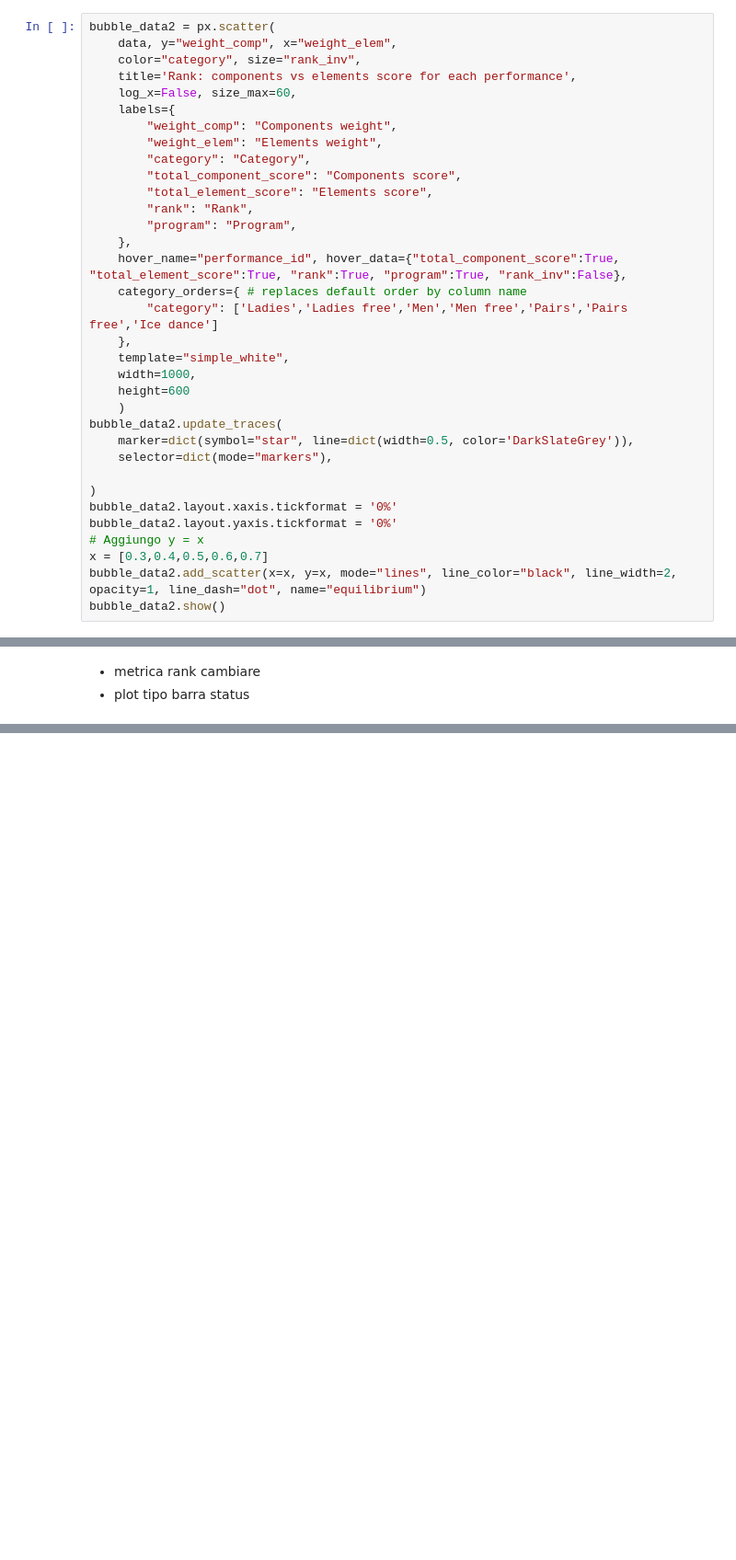
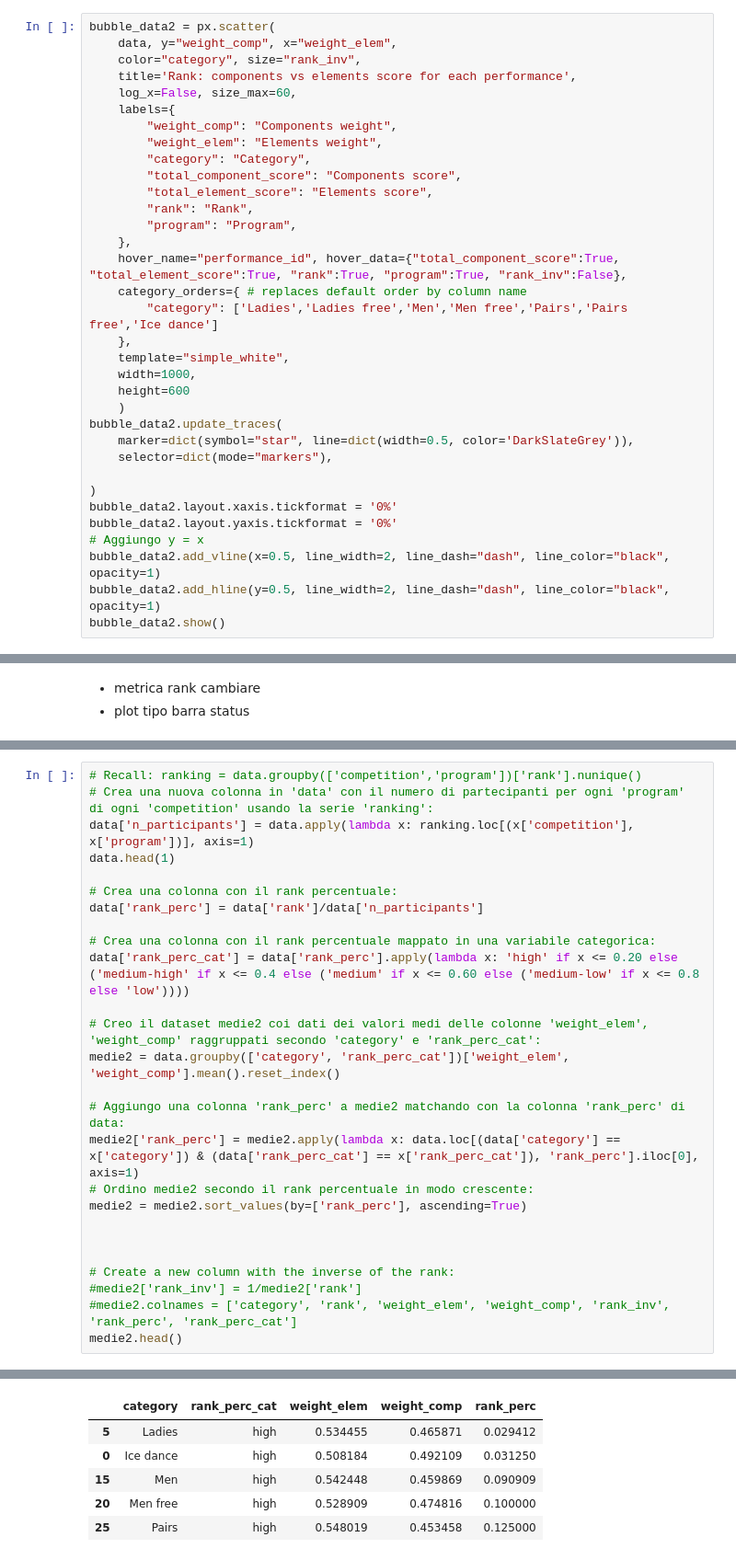
Before and after one commit to valinsogna/data_visualization_project, a Jupyter notebook: question_3.ipynb, the cells around one changed output, grey strips where cells are left out. Shown at 92% size. Cells and saved outputs as stored; diff of their text form; blank space fills up the shorter version.

```diff
--- a/question_3.ipynb
+++ b/question_3.ipynb
@@ -237,8 +237,8 @@ bubble_data2.update_traces(
 bubble_data2.layout.xaxis.tickformat = '0%'
 bubble_data2.layout.yaxis.tickformat = '0%'
 # Aggiungo y = x
-x = [0.3,0.4,0.5,0.6,0.7]
-bubble_data2.add_scatter(x=x, y=x, mode="lines", line_color="black", line_width=2, opacity=1, line_dash="dot", name="equilibrium")
+bubble_data2.add_vline(x=0.5, line_width=2, line_dash="dash", line_color="black", opacity=1)
+bubble_data2.add_hline(y=0.5, line_width=2, line_dash="dash", line_color="black", opacity=1)
 bubble_data2.show()
 # %% [markdown]
 Con questi dati è evidente che non c'è differenza tra Ladies e Ladies Free nel trend, quindi raggruppo i dati in una sola categoria.
@@ -504,0 +545,27 @@ bubble_medie.show()
+# %%
+# Recall: ranking = data.groupby(['competition','program'])['rank'].nunique()
+# Crea una nuova colonna in 'data' con il numero di partecipanti per ogni 'program' di ogni 'competition' usando la serie 'ranking':
+data['n_participants'] = data.apply(lambda x: ranking.loc[(x['competition'], x['program'])], axis=1)
+data.head(1)
+
+# Crea una colonna con il rank percentuale:
+data['rank_perc'] = data['rank']/data['n_participants']
+
+# Crea una colonna con il rank percentuale mappato in una variabile categorica:
+data['rank_perc_cat'] = data['rank_perc'].apply(lambda x: 'high' if x <= 0.20 else ('medium-high' if x <= 0.4 else ('medium' if x <= 0.60 else ('medium-low' if x <= 0.8 else 'low'))))
+
+# Creo il dataset medie2 coi dati dei valori medi delle colonne 'weight_elem', 'weight_comp' raggruppati secondo 'category' e 'rank_perc_cat':
+medie2 = data.groupby(['category', 'rank_perc_cat'])['weight_elem', 'weight_comp'].mean().reset_index()
+
+# Aggiungo una colonna 'rank_perc' a medie2 matchando con la colonna 'rank_perc' di data:
+medie2['rank_perc'] = medie2.apply(lambda x: data.loc[(data['category'] == x['category']) & (data['rank_perc_cat'] == x['rank_perc_cat']), 'rank_perc'].iloc[0], axis=1)
+# Ordino medie2 secondo il rank percentuale in modo crescente:
+medie2 = medie2.sort_values(by=['rank_perc'], ascending=True)
+
+
+
+# Create a new column with the inverse of the rank:
+#medie2['rank_inv'] = 1/medie2['rank']
+#medie2.colnames = ['category', 'rank', 'weight_elem', 'weight_comp', 'rank_inv', 'rank_perc', 'rank_perc_cat']
+medie2.head()
+# %% [output]
@@ -504,0 +573,6 @@ bubble_medie.show()
+|  | category | rank_perc_cat | weight_elem | weight_comp | rank_perc |
+| 5 | Ladies | high | 0.534455 | 0.465871 | 0.029412 |
+| 0 | Ice dance | high | 0.508184 | 0.492109 | 0.031250 |
+| 15 | Men | high | 0.542448 | 0.459869 | 0.090909 |
+| 20 | Men free | high | 0.528909 | 0.474816 | 0.100000 |
+| 25 | Pairs | high | 0.548019 | 0.453458 | 0.125000 |
```
Also changed, not shown: parts of 26 cells of this notebook.
